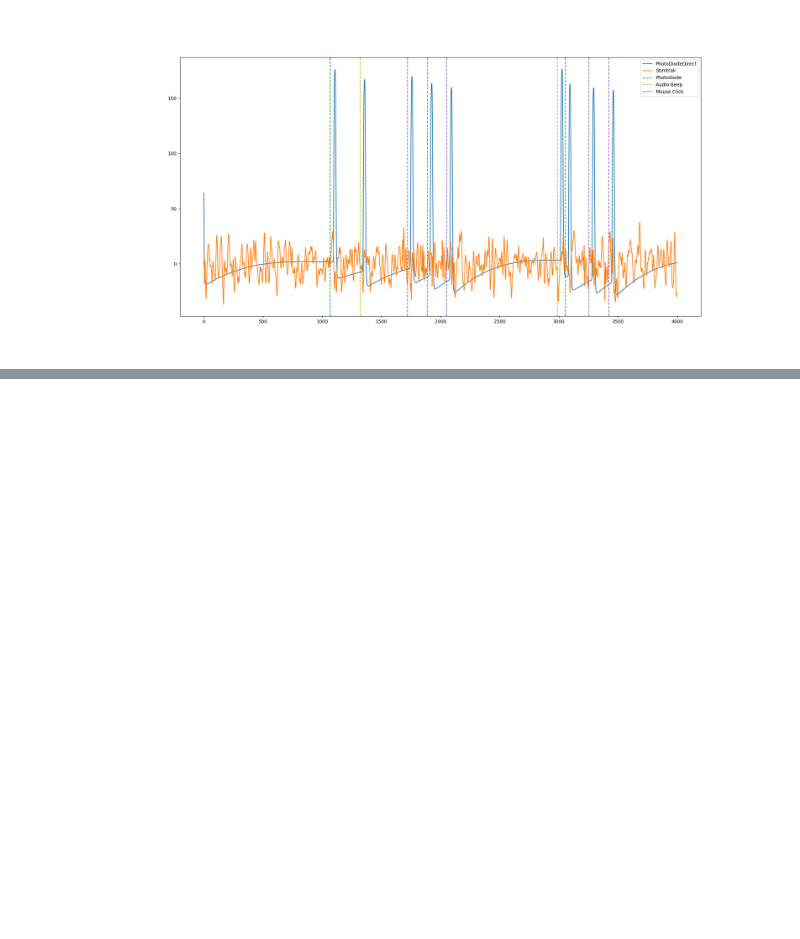
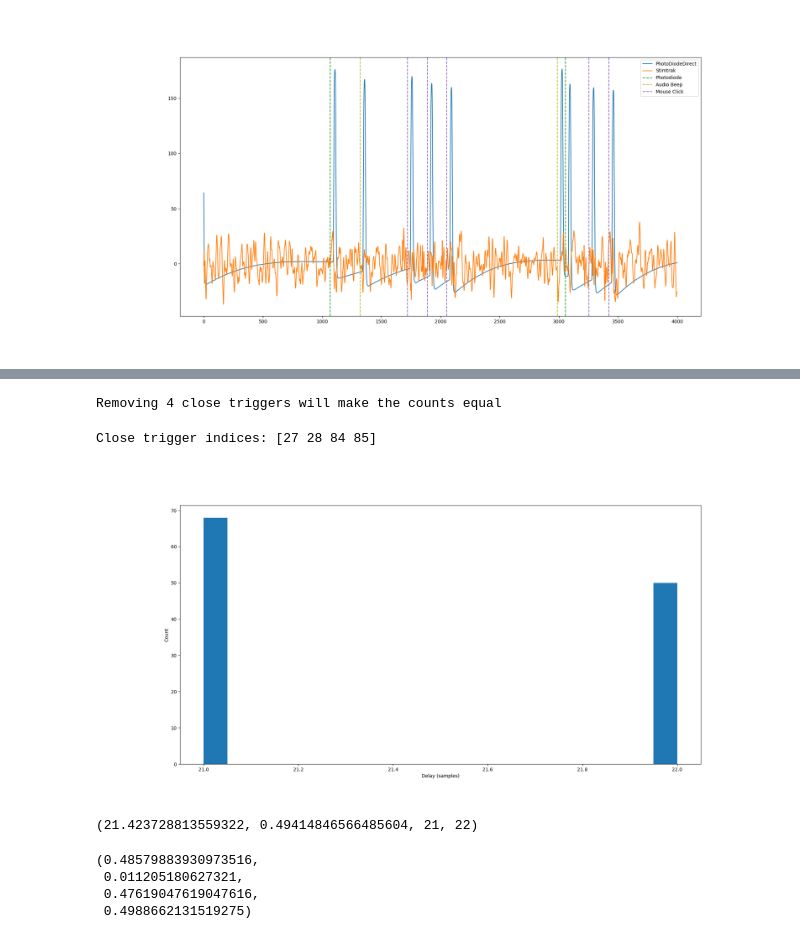
Before and after one commit to zeyus/psychopy-timing-tests, a Jupyter notebook: analysis/get-timings.ipynb, the cells around one changed output, grey strips where cells are left out. Cells and saved outputs as stored; diff of their text form; code cells hidden in the pictures; blank space fills up the shorter version.

```diff
--- a/analysis/get-timings.ipynb
+++ b/analysis/get-timings.ipynb
@@ -209,0 +311,44 @@ array([ 0.   ,  9.083,  9.654, 10.154, 10.754, 11.071, 11.588, 12.422,
+# %%
+# ok we need to remove the first peak and the first event because something clearly went wrong
+photodiode_peaks_cropped = photodiode_peaks[1:]
+triggers_cropped = triggers[1:]
+
+
+
+# get triggers where difference betwen previous trigger is less than close_sample_threshold
+trigger_diff = np.diff(triggers_cropped[:, 0])
+close_trigger_count = np.sum(trigger_diff < close_sample_threshold)
+
+# ensure count is equal if we remove the triggers
+if len(triggers_cropped) - close_trigger_count != len(photodiode_peaks_cropped):
+    print('Number of triggers and photodiode pulses do not match')
+    print(f'Number of triggers (close removed): {len(triggers_cropped)}')
+    print(f'Number of photodiode pulses: {len(photodiode_peaks_cropped)}')
+else:
+    print(f'Removing {close_trigger_count} close triggers will make the counts equal')
+# %% [output]
+Removing 4 close triggers will make the counts equal
+# %%
+# remove the close triggers, only keeping the first of the group
+# get the indices of the close triggers
+close_trigger_indices = np.where(trigger_diff < close_sample_threshold)[0]
+print(f'Close trigger indices: {close_trigger_indices}')
+# add 1 to the indices because the output of np.diff is 1 less than the original array
+close_trigger_indices = close_trigger_indices + 1
+# remove the close triggers
+triggers_cropped = np.delete(triggers_cropped, close_trigger_indices, axis=0)
+
+
+# now we can calculate the delay between the photodiode pulse and the trigger
+# we can do this by calculating the difference between the trigger and the photodiode pulse
+# we can then plot the distribution of these delays
+delays = photodiode_peaks_cropped - triggers_cropped[:, 0]
+
+plt.figure(figsize=(20, 10))
+plt.hist(delays, bins=20)
+plt.xlabel('Delay (samples)')
+plt.ylabel('Count')
+plt.show()
+# %% [output]
+Close trigger indices: [27 28 84 85]
+[figure, added]
@@ -209,0 +375,22 @@ array([ 0.   ,  9.083,  9.654, 10.154, 10.754, 11.071, 11.588, 12.422,
+# %%
+# print the mean and std of the delays
+
+mean_delay = np.mean(delays)
+std_delay = np.std(delays)
+min_delay = np.min(delays)
+max_delay = np.max(delays)
+mean_delay, std_delay, min_delay, max_delay
+# %% [output]
+(21.423728813559322, 0.49414846566485604, 21, 22)
+# %%
+# print the values in ms
+mean_delay_ms = mean_delay / sr * 1000
+std_delay_ms = std_delay / sr * 1000
+min_delay_ms = min_delay / sr * 1000
+max_delay_ms = max_delay / sr * 1000
+mean_delay_ms, std_delay_ms, min_delay_ms, max_delay_ms
+# %% [output]
+(0.48579883930973516,
+ 0.011205180627321,
+ 0.47619047619047616,
+ 0.4988662131519275)
```
Also changed, not shown: parts of 12 cells of this notebook, 1 other file.
